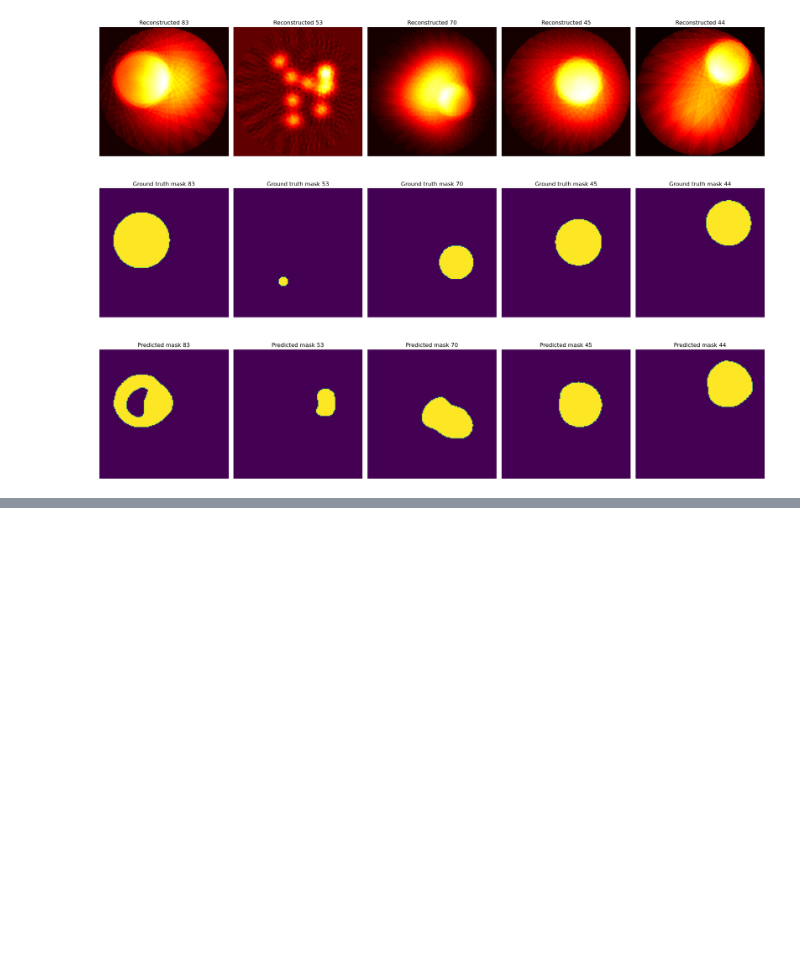
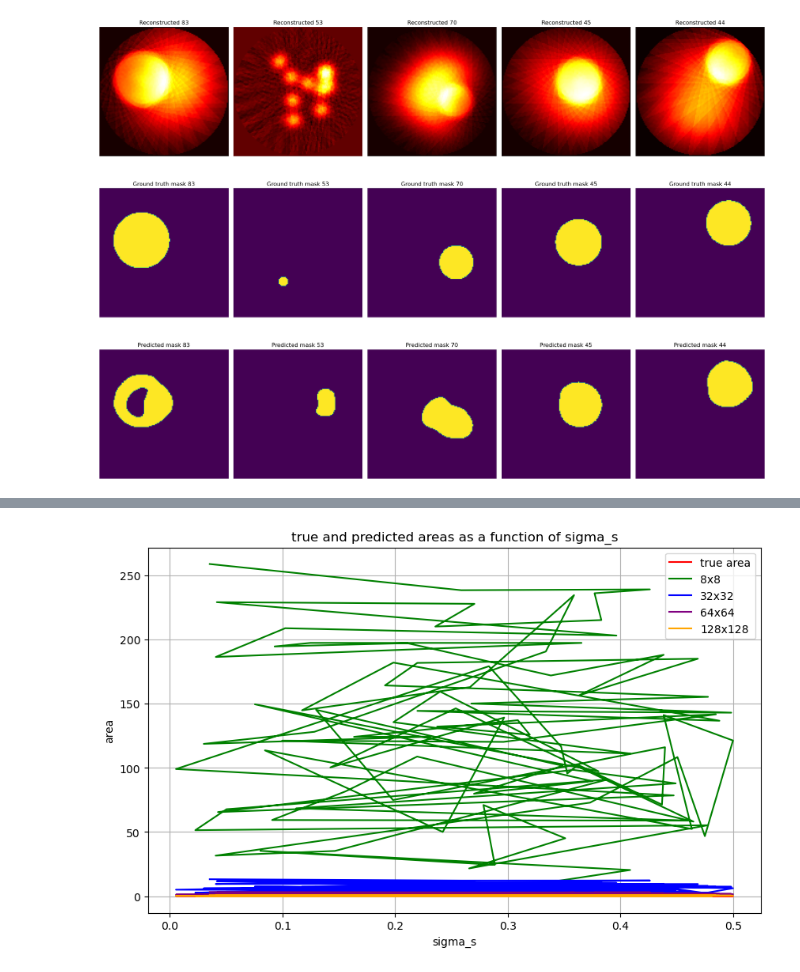
Before and after one commit to LukaiWang1998/mis_final_proj, a Jupyter notebook: project.ipynb, the cells around one changed output, grey strips where cells are left out. Cells and saved outputs as stored; diff of their text form; code cells hidden in the pictures; blank space fills up the shorter version.

```diff
--- a/project.ipynb
+++ b/project.ipynb
@@ -41,11 +41,13 @@ import datagen
 
 for grid_size in grid_size_list:
     print(f"Generating objects and labels for grid size {grid_size}x{grid_size}.")
-    # Create a directory to save the objects and labels
+    # Create a directory to save the objects and labels, and sigma_s
     object_dir = os.path.join(output_dir, f"{grid_size}x{grid_size}", "objects")
     labels_dir = os.path.join(output_dir, f"{grid_size}x{grid_size}", "labels")
+    sigma_dir = os.path.join(output_dir, f"{grid_size}x{grid_size}", "sigma_s")
     os.makedirs(object_dir, exist_ok=True)
     os.makedirs(labels_dir, exist_ok=True)
+    os.makedirs(sigma_dir, exist_ok=True)
 
     # Set the random seed for reproducibility
     random_seed = 42
@@ -56,12 +58,13 @@ for grid_size in grid_size_list:
 
     for j in range(J):
         # Generate object and segmentation labels
-        f, signal_mask = datagen.generate_object(grid_size, N)
+        f, signal_mask, sigma_s = datagen.generate_object(grid_size, N)
         labels = datagen.generate_segmentation_labels(signal_mask)
 
-        # Save the object and labels
+        # Save the object and labels, and sigma_s
         np.save(os.path.join(object_dir, f"object_{j}.npy"), f)
         np.save(os.path.join(labels_dir, f"labels_{j}.npy"), labels)
+        np.save(os.path.join(sigma_dir, f"labels_{j}.npy"), sigma_s)
 
         # Optionally print progress
         if (j + 1) % 50 == 0:
@@ -554 +578,86 @@ DSC value of 8x8 is [0.22222222 0.83333333 0.4        1.         0.85714286 1.
 [figure]
+# %%
+import unet
+import systema
+import matplotlib.pyplot as plt
+import numpy as np
+
+pred_area_8 = []
+pred_area_32 = []
+pred_area_64 = []
+pred_area_128 = []
+
+for grid_size in grid_size_list:
+    # Load the sigma_s values test
+    system_dir = os.path.join(output_dir, f"{grid_size}x{grid_size}", "sigma_s")
+    sigmas = []
+    for i in range(100):
+        sigma_path = os.path.join(system_dir, f"labels_{i}.npy")
+        H = np.load(sigma_path)
+        sigmas = np.append(sigmas, H)
+    #print(f"sigmas for size {grid_size} are {sigmas}")
+    #print(f"true signal areas for size {grid_size} is {true_area}")
+    pixel_area = (2 / (grid_size - 1))**2  # Area of each pixel
+    pixel_count = np.sum(pred, axis = (1, 2))
+    pred_area = pixel_area * pixel_count
+    if grid_size == 8:
+        pred_area_8 = np.append(pred_area_8, pred_area)
+    elif grid_size == 32:
+        pred_area_32 = np.append(pred_area_32, pred_area)
+    elif grid_size == 64:
+        pred_area_64 = np.append(pred_area_64, pred_area)
+    elif grid_size == 128:
+        pred_area_128 = np.append(pred_area_128, pred_area)
+    #print(pred_area.shape)
+
+true_area = np.pi * (sigmas ** 2)
+
+#sorting here
+data = np.array([sigmas, true_area, pred_area_8, pred_area_32, pred_area_64, pred_area_128])
+sorted_data = data[:, data[0].argsort()]
+sigmas_sorted = sorted_data[0]
+true_area_sorted = sorted_data[1]
+pred_area_8_sorted = sorted_data[2]
+pred_area_32_sorted = sorted_data[3]
+pred_area_64_sorted = sorted_data[4]
+pred_area_128_sorted = sorted_data[5]
+
+# Example: Independent variable x
+x = sigmas_sorted
+
+# Dependent variables y1, y2, y3, and y4 (example functions of x)
+y1 = true_area_sorted
+y2 = pred_area_8_sorted
+y3 = pred_area_32_sorted # Note: tan(x) can have large values, so we might want to limit the range
+y4 = pred_area_64_sorted
+y5 = pred_area_128_sorted
+
+
+
+
+
+# Plot all four functions
+plt.figure(figsize=(10, 6))
+
+# Plot y1, y2, y3, y4 against x
+plt.plot(x, y1, label='true area', color='red')
+plt.plot(x, y2, label='8x8', color='green')
+plt.plot(x, y3, label='32x32', color='blue')
+plt.plot(x, y4, label='64x64', color='purple')
+plt.plot(x, y5, label='128x128', color='orange')
+
+# Add title and labels
+plt.title('true and predicted areas as a function of sigma_s')
+plt.xlabel('sigma_s')
+plt.ylabel('area')
+
+# Add grid
+plt.grid(True)
+
+# Add legend
+plt.legend()
+
+# Show the plot
+plt.show()
+# %% [output]
+[figure, added]
```
Also changed, not shown: parts of 1 cell of this notebook, 1 other file.
